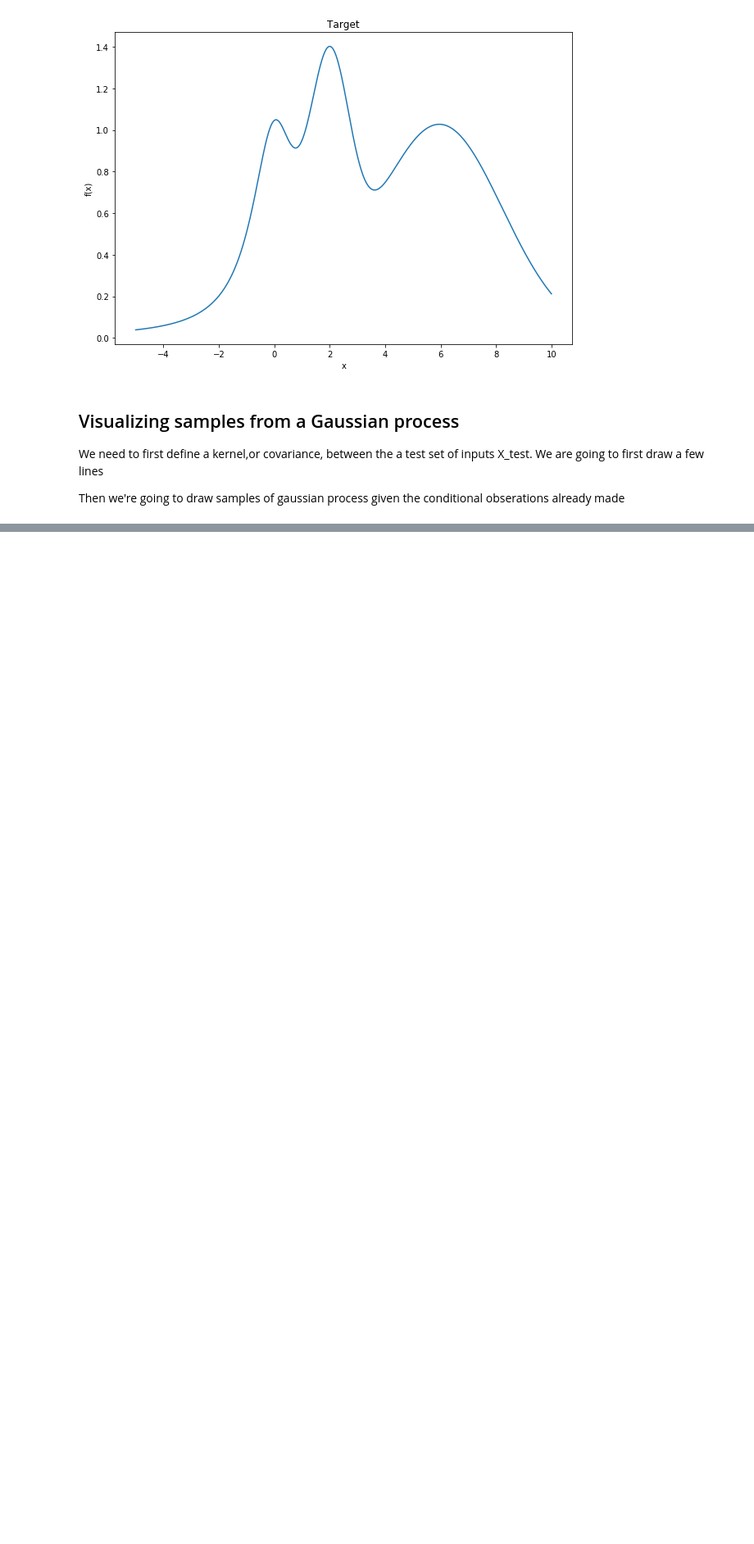
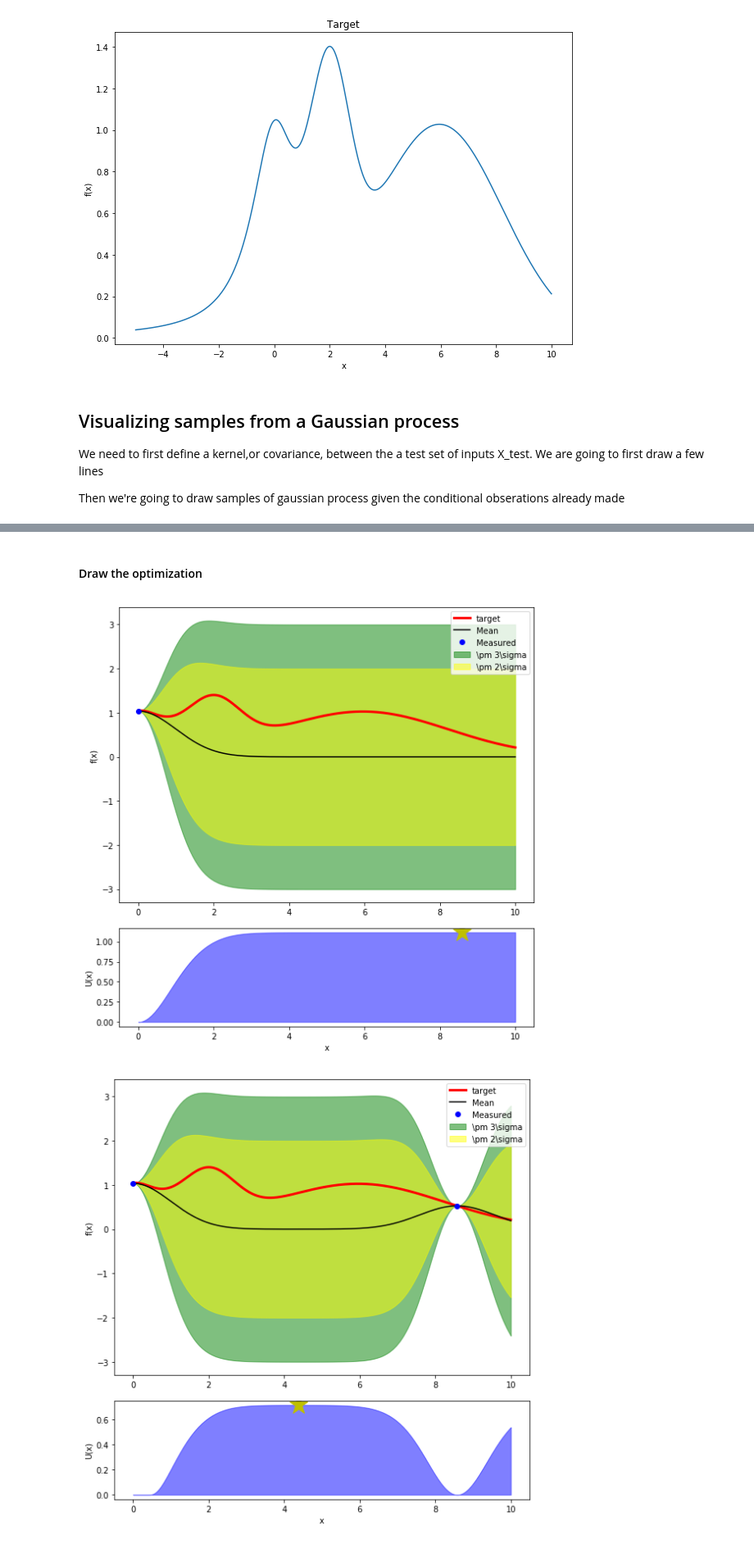
Before and after one commit to JacobRawling/BayesianOptimization, a Jupyter notebook: worked_example.ipynb, the cells around one changed output, grey strips where cells are left out. Shown at 82% size. Cells and saved outputs as stored; diff of their text form; code cells hidden in the pictures; blank space fills up the shorter version.

```diff
--- a/worked_example.ipynb
+++ b/worked_example.ipynb
@@ -138,0 +230,48 @@ Next lets define an acquisition function this informs of the usefulness of a poi
+# %% [markdown]
+#### Draw the optimization
+# %%
+X_true = np.linspace(0,10,1000)
+f_x_true = [f(x) for x in X_true ]
+from matplotlib.backends.backend_pdf import PdfPages
+
+with PdfPages('optimization_output.pdf') as pdf:
+    for iteration in iterations:
+        m   = iteration.mean
+        sig = iteration.sigma
+        f_X = iteration.f_X
+        X   = iteration.X
+
+        # Setup a figure with an upper and lower pannel
+        fig = plt.figure(figsize=(8, 8))
+        gs = gridspec.GridSpec(2, 1, width_ratios=[1],height_ratios=[3,1])
+        ax0 = plt.subplot(gs[0])
+
+        # Draw the upwer pannel
+        ax0.fill_between(X_true, m - 3*sig, m+3*sig,alpha=0.5,color='green',label = r'\pm 3\sigma')
+        ax0.fill_between(X_true, m - 2*sig, m+2*sig,alpha=0.5,color='yellow',label = r'\pm 2\sigma')
+
+        ax0.plot(X_true,f_x_true,color='red',linewidth=3.0, label='target')
+        ax0.set_ylabel('f(x)')
+
+        ax0.plot(X_true,m,color = 'black', label='Mean')
+        ax0.plot(X,f_X,'bo', label='Measured')
+        ax0.legend()
+
+        # Draw the utility function for the current postier
+        u = iteration.u
+        x_max, u_max = X_true[np.argmax(u)],np.max(u)
+
+        ax1 = plt.subplot(gs[1])
+        ax1.fill_between(X_true, 0,u,alpha=0.5,color='blue')
+        ax1.plot( [x_max],[u_max], 'y*',
+                  markersize=24)
+        ax1.set_xlabel('x')
+        ax1.set_ylabel('U(x)')
+
+        plt.tight_layout()
+        plt.show()
+        pdf.savefig(fig)
+        plt.close()
+# %% [output]
+[figure, added]
+[figure, added]
```
Also changed, not shown: parts of 11 cells of this notebook.
